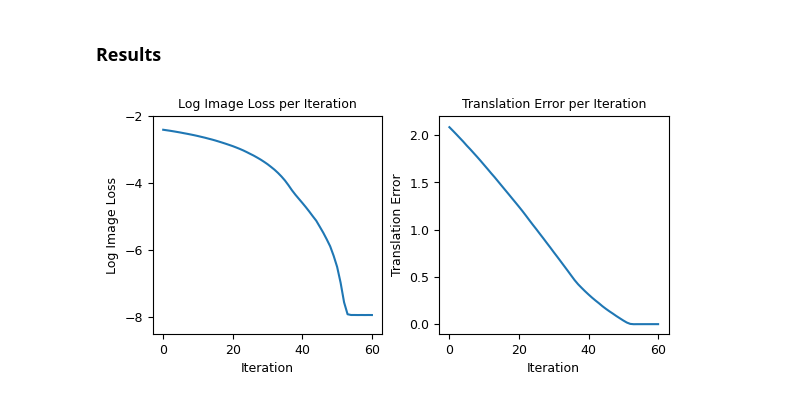
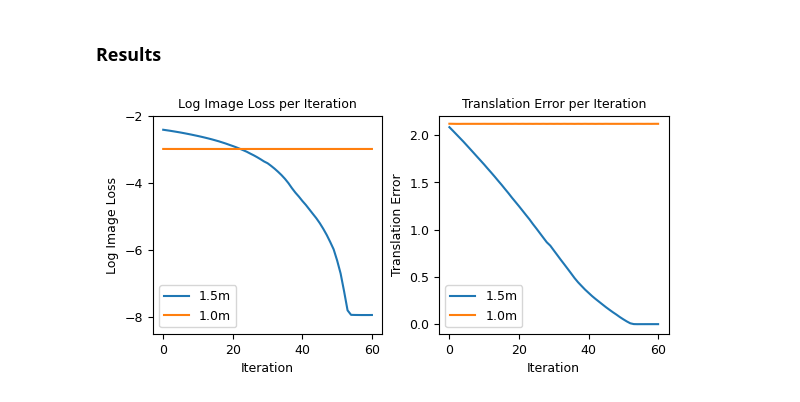
Before and after one commit to J0HNN7G/diffsim-sysid, a Jupyter notebook: examples/optim/diff_render.ipynb, the cells around one changed output. Saved outputs shown, nothing was run; the diff lists cells and outputs as text; code cells hidden in the pictures.

```diff
--- a/examples/optim/diff_render.ipynb
+++ b/examples/optim/diff_render.ipynb
@@ -81,33 +81,33 @@ scene_dict = {
     },
     'particle': {
         'type': 'sphere',
-        'center': particle_init_pos,
-        'radius': success_radius,
         'bsdf': {'type': 'diffuse'}
     },
 }
-
-
-init_scene_dict = dict(scene_dict)
-init_scene_dict['particle']['center'] = deepcopy(particle_init_pos)
-img_init = mi.render(mi.load_dict(init_scene_dict), spp=16)
-
-target_scene_dict = dict(scene_dict)
-target_scene_dict['particle']['center'] = deepcopy(target_pos)
-img_ref = mi.render(mi.load_dict(target_scene_dict), spp=16)
 # %% [markdown]
 ### Optimization
 # %%
+init_scene_dict = dict(scene_dict)
+init_scene_dict['particle']['radius'] = deepcopy(success_radius)
+init_scene_dict['particle']['center'] = deepcopy(particle_init_pos)
+img_init = mi.render(mi.load_dict(init_scene_dict), spp=16)
+
+target_scene_dict = dict(scene_dict)
+target_scene_dict['particle']['radius'] = deepcopy(success_radius)
+target_scene_dict['particle']['center'] = deepcopy(target_pos)
+img_ref = mi.render(mi.load_dict(target_scene_dict), spp=16)
+
 # training details
 train_iters = 60
 train_rate = 1.0
 train_save_interval = 5
+scene_spp = 4
 
 # rendering
 scene_dict = dict(scene_dict)
+scene_dict['particle']['radius'] = deepcopy(success_radius)
 scene_dict['particle']['center'] = deepcopy(particle_init_pos)
 scene = mi.load_dict(scene_dict)
-scene_spp = 4
 params = mi.traverse(scene)
 start_state = mi.Transform4f(params['particle.to_world'])
 @dr.wrap_ad(source='torch', target='drjit')
@@ -147,5 +147,11 @@ for i in range(train_iters+1):
     trans_errors.append(trans_error)
     if i % train_save_interval == 0:
         print(f"iter_{i:02d}: img_loss={img_losses[-1]:6f}, trans_error={trans_errors[-1]:6f} trans=[{trans[0,0]:.4f}, {trans[0,1]:.4f}]")
+
+success_img_init = img_init
+success_img_ref = img_ref
+success_img = mi.render(scene, spp=16)
+success_img_losses = img_losses
+success_trans_errors = trans_errors
 # %% [output]
 iter_00: img_loss=0.090350, trans_error=2.084294 trans=[-0.0264, 0.0260]
@@ -166,28 +247,32 @@ iter_60: img_loss=0.000356, trans_error=0.001284 trans=[-1.5013, 1.5002]
 # %%
 ########
 # Loss #
 ########
 fig_size = set_fig_size(subplots=(1, 2))
 fig, axs = plt.subplots(1, 2, figsize=fig_size, constrained_layout=True)
 
-axs[0].plot(np.log(img_losses))
+axs[0].plot(np.log(success_img_losses), label=f'{success_radius}m')
+axs[0].plot(np.log(fail_img_losses), label=f'{fail_radius}m')
 axs[0].set_yticks(np.arange(-2, -10, -2))
 axs[0].set_ylim([-8.5, -2])
 axs[0].set_xlabel('Iteration')
 axs[0].set_ylabel('Log Image Loss')
 axs[0].set_title('Log Image Loss per Iteration')
+axs[0].legend()
 
-axs[1].plot(trans_errors)
+axs[1].plot(success_trans_errors, label=f'{success_radius}m')
+axs[1].plot(fail_trans_errors, label=f'{fail_radius}m')
 axs[1].set_yticks(np.arange(0, 2.2, 0.5))
 axs[1].set_ylim([-0.1, 2.2])
 axs[1].set_xlabel('Iteration')
 axs[1].set_ylabel('Translation Error')
 axs[1].set_title('Translation Error per Iteration')
+axs[1].legend()
 
 plt.show()
 #plt.savefig('fig_img_pose_optim.pdf', bbox_inches='tight')
 # %% [output]
-[figure, old version]
+[figure, new version]
 # %%
 ##########
 # States #
```
Also changed, not shown: parts of 3 cells of this notebook, 4 other files.
